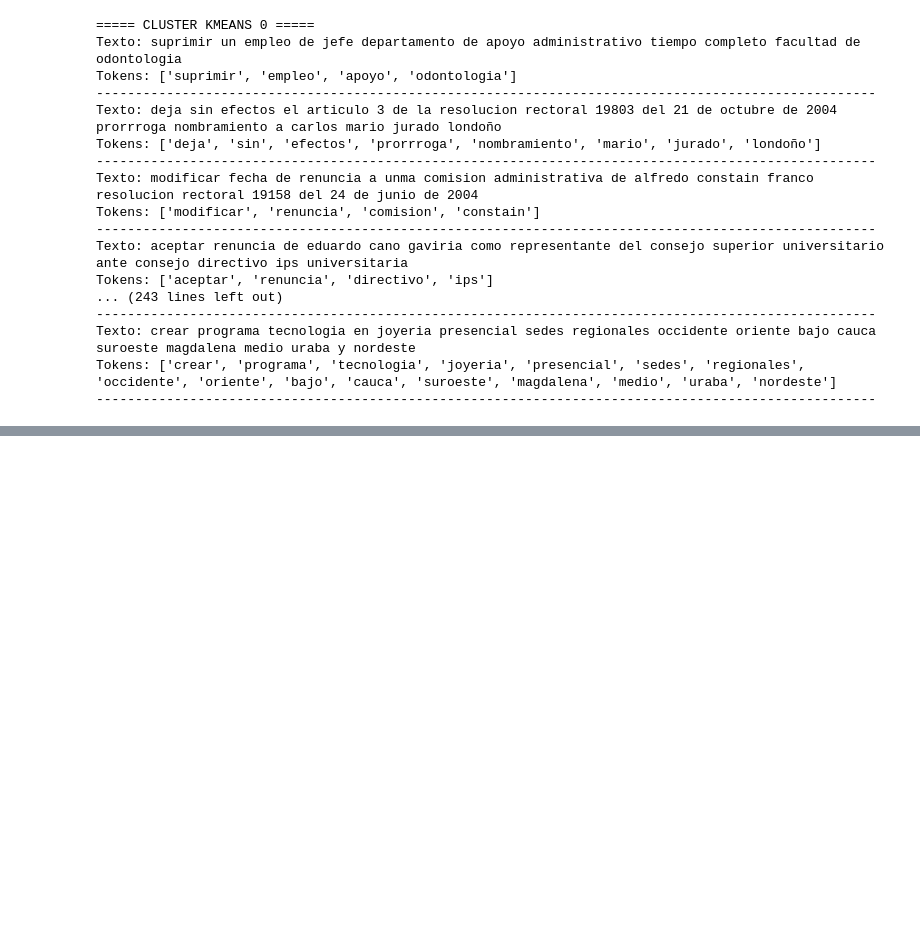
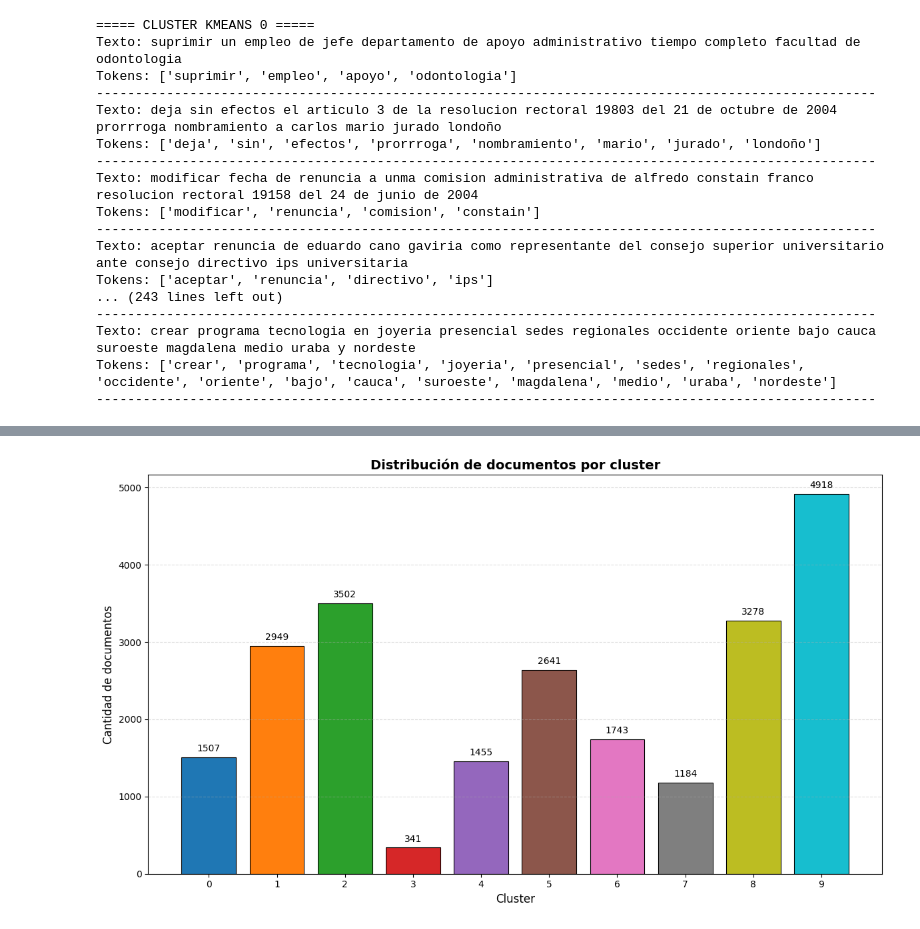
Before and after one commit to jhoanmoreno-94/Modelo_computacional, a Jupyter notebook: clasificacion3.ipynb, the cells around one changed output, grey strips where cells are left out. Cells and saved outputs as stored; diff of their text form; code cells hidden in the pictures; blank space fills up the shorter version.

Commit message:
gráficos

```diff
--- a/clasificacion3.ipynb
+++ b/clasificacion3.ipynb
@@ -233,0 +234,48 @@ plt.show()
+# %%
+# Conteo de documentos por cluster
+
+conteo_clusters = df_clusters["cluster_kmeans"].value_counts().sort_index()
+
+# Índices y valores
+clusters = conteo_clusters.index.tolist()
+cantidades = conteo_clusters.values
+
+# Colores diferenciados
+colores = plt.cm.tab10(np.linspace(0, 1, len(clusters)))
+
+
+# Gráfico de barras
+
+plt.figure(figsize=(12, 7))
+barras = plt.bar(clusters, cantidades, color=colores, edgecolor="black", linewidth=0.8)
+
+# Etiquetas encima de cada barra
+for barra in barras:
+    altura = barra.get_height()
+    plt.text(
+        barra.get_x() + barra.get_width() / 2,
+        altura + max(cantidades) * 0.01,   # pequeño desplazamiento vertical
+        f"{int(altura)}",
+        ha="center",
+        va="bottom",
+        fontsize=10
+    )
+
+# Títulos y ejes
+plt.title("Distribución de documentos por cluster", fontsize=14, fontweight="bold")
+plt.xlabel("Cluster", fontsize=12)
+plt.ylabel("Cantidad de documentos", fontsize=12)
+
+# Marcas del eje X
+plt.xticks(clusters, fontsize=10)
+plt.yticks(fontsize=10)
+
+# Cuadrícula horizontal sutil
+plt.grid(axis="y", linestyle="--", alpha=0.4)
+
+# Ajuste de márgenes
+plt.tight_layout()
+
+plt.show()
+# %% [output]
+[figure, added]
```
Also changed, not shown: parts of 3 cells of this notebook.
